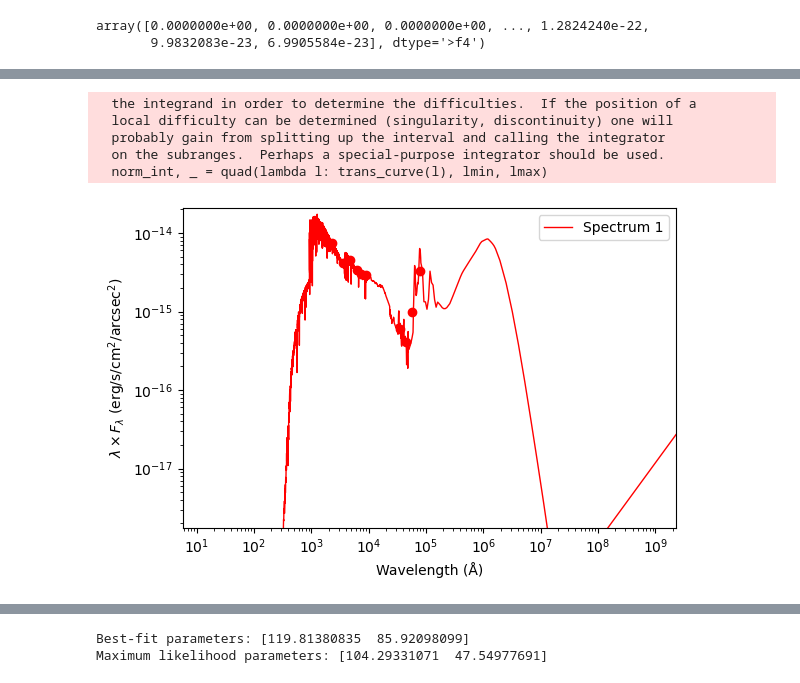
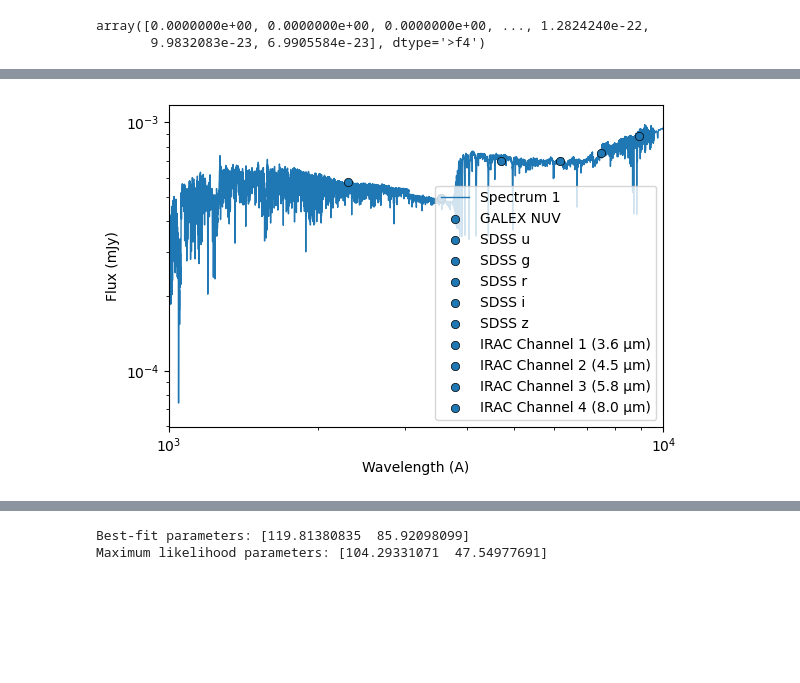
Before and after one commit to robertoinfurna/Pangal, a Jupyter notebook: pfitter_tutorial.ipynb, the cells around one changed output, grey strips where cells are left out. Saved outputs shown, nothing was run; the diff lists cells and outputs as text; code cells hidden in the pictures; blank space fills up the shorter version.

```diff
--- a/pfitter_tutorial.ipynb
+++ b/pfitter_tutorial.ipynb
@@ -1200 +512,3 @@ specs = load_spectrum_models_from_fits('test_models')
+# %%
+specs = load_spectrum_models_from_fits('some_data/simple_cigale_sfh2exp')
 # %%
@@ -1323,17 +615,13 @@ mock_spec = fitter.synthetic_spectrum(
         )
 # %%
 bands=['galex_nuv','sdss_u','sdss_g','sdss_r','sdss_i','sdss_z','spitzer_irac_1','spitzer_irac_2','spitzer_irac_3','spitzer_irac_4']
-mock_spec.plot(per_wavelength=True,bands=bands)
+mock_spec.plot(per_wavelength=False,phot_points=bands,y_units='mJy',x_units='A',
+              winf=1000,wsup=1e4) #,ymin=1e-7,ymax=1e-4
 
 phot_points = mock_spec.get_phot(bands=bands,units='mJy')
 
 for b in bands:
     value, error = phot_points.data[b]
     phot_points.data[b] = (value, 0.1 * value)
 # %% [output]
-  the integrand in order to determine the difficulties.  If the position of a
-  local difficulty can be determined (singularity, discontinuity) one will
-  probably gain from splitting up the interval and calling the integrator
-  on the subranges.  Perhaps a special-purpose integrator should be used.
-  norm_int, _ = quad(lambda l: trans_curve(l), lmin, lmax)
-[figure, old version]
+[figure, new version]
```
Also changed, not shown: parts of 19 cells of this notebook.
